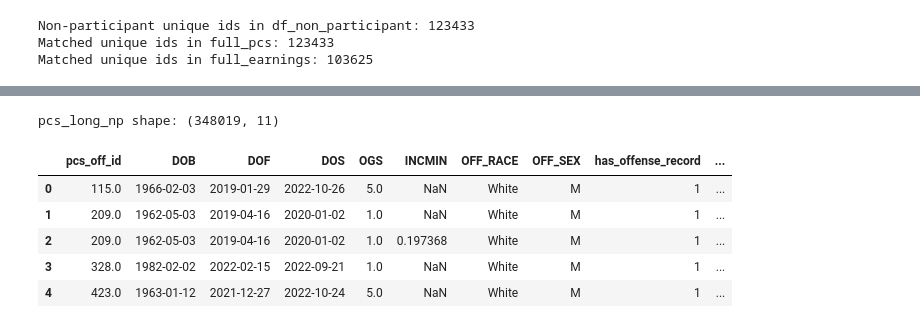
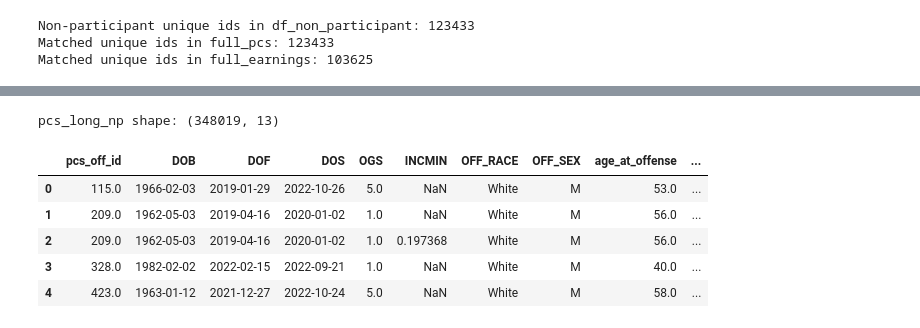
Before and after one commit to Nikki-Lemon/TIP2026, a Jupyter notebook: Matching/Participant_NonParticipant_Matching.ipynb, the cells around one changed output, grey strips where cells are left out. Cells and saved outputs as stored; diff of their text form; code cells hidden in the pictures.

```diff
--- a/Matching/Participant_NonParticipant_Matching.ipynb
+++ b/Matching/Participant_NonParticipant_Matching.ipynb
@@ -564,11 +679,20 @@ all_tip_data = pd.merge(
     how='left'
 )
 
+all_tip_data = pd.merge(
+    all_tip_data,
+    off_summary,
+    on='tip_id',
+    how='left'
+)
+
 tip_fill_zero_cols = [
     'num_sentences_before_start',
     'any_sentence_before_start',
     'max_ogs_before_start',
     'any_high_ogs_before_start',
+    'num_offenses_before_start',
+    'any_offense_before_start',
     'num_arrests_before_start',
     'any_arrest_before_start',
     'earnings_1yr_preTIP',
@@ -717,41 +887,56 @@ np_static_base shape: (123434, 17)
 # %%
 # --------------------------------------------------
-# Block 3: Build PCS long table for anchor-date calculations
+# Block 3: Build PCS long table for later dynamic calculations
 # --------------------------------------------------
 
-pcs_long_np = pcs_np.copy()
+pcs_long_np = pcs_np.copy().rename(columns={"PCS_OFF_ID": "pcs_off_id"})
 
-# Rename for consistency
-pcs_long_np = pcs_long_np.rename(columns={"PCS_OFF_ID": "pcs_off_id"})
-
-# Keep only columns likely needed later
 keep_cols = [
-    "pcs_off_id", "DOB", "DOF", "DOS", "OGS", "INCMIN",
-    "OFF_RACE", "OFF_SEX"
+    "pcs_off_id", "DOB", "DOF", "DOS", "OGS", "INCMIN", "OFF_RACE", "OFF_SEX"
 ]
 pcs_long_np = pcs_long_np[[col for col in keep_cols if col in pcs_long_np.columns]].copy()
 
-# Ensure numeric OGS if possible
+# numeric OGS
 if "OGS" in pcs_long_np.columns:
     pcs_long_np["OGS"] = pd.to_numeric(pcs_long_np["OGS"], errors="coerce")
 
-# Add useful helper indicators
+# Merge cleaned DOB
+pcs_long_np = pcs_long_np.merge(
+    np_static_base[["pcs_off_id", "DOB"]].drop_duplicates(),
+    on="pcs_off_id",
+    how="left",
+    suffixes=("", "_base")
+)
+
+if "DOB_base" in pcs_long_np.columns:
+    pcs_long_np["DOB"] = pcs_long_np["DOB_base"].combine_first(pcs_long_np["DOB"])
+    pcs_long_np = pcs_long_np.drop(columns=["DOB_base"], errors="ignore")
+
+# Add age variables
+pcs_long_np["age_at_offense"] = (
+    (pcs_long_np["DOF"] - pcs_long_np["DOB"]).dt.days // 365
+)
+pcs_long_np["age_at_sentencing"] = (
+    (pcs_long_np["DOS"] - pcs_long_np["DOB"]).dt.days // 365
+)
+
+# Helper flags
 pcs_long_np["has_offense_record"] = np.where(pcs_long_np["DOF"].notna(), 1, 0)
 pcs_long_np["has_sentencing_record"] = np.where(pcs_long_np["DOS"].notna(), 1, 0)
 pcs_long_np["high_ogs_flag"] = np.where(pcs_long_np["OGS"] > 5, 1, 0)
 
-# Sort for later rolling / anchor-based calculations
+# Sort for later anchor-based calculations
 pcs_long_np = pcs_long_np.sort_values(["pcs_off_id", "DOF", "DOS"]).reset_index(drop=True)
 
 print("pcs_long_np shape:", pcs_long_np.shape)
 pcs_long_np.head()
 # %% [output]
-pcs_long_np shape: (348019, 11)
+pcs_long_np shape: (348019, 13)
-|  | pcs_off_id | DOB | DOF | DOS | OGS | INCMIN | OFF_RACE | OFF_SEX | has_offense_record | ... |
-| 0 | 115.0 | 1966-02-03 | 2019-01-29 | 2022-10-26 | 5.0 | NaN | White | M | 1 | ... |
-| 1 | 209.0 | 1962-05-03 | 2019-04-16 | 2020-01-02 | 1.0 | NaN | White | M | 1 | ... |
-| 2 | 209.0 | 1962-05-03 | 2019-04-16 | 2020-01-02 | 1.0 | 0.197368 | White | M | 1 | ... |
-| 3 | 328.0 | 1982-02-02 | 2022-02-15 | 2022-09-21 | 1.0 | NaN | White | M | 1 | ... |
-| 4 | 423.0 | 1963-01-12 | 2021-12-27 | 2022-10-24 | 5.0 | NaN | White | M | 1 | ... |
+|  | pcs_off_id | DOB | DOF | DOS | OGS | INCMIN | OFF_RACE | OFF_SEX | age_at_offense | ... |
+| 0 | 115.0 | 1966-02-03 | 2019-01-29 | 2022-10-26 | 5.0 | NaN | White | M | 53.0 | ... |
+| 1 | 209.0 | 1962-05-03 | 2019-04-16 | 2020-01-02 | 1.0 | NaN | White | M | 56.0 | ... |
+| 2 | 209.0 | 1962-05-03 | 2019-04-16 | 2020-01-02 | 1.0 | 0.197368 | White | M | 56.0 | ... |
+| 3 | 328.0 | 1982-02-02 | 2022-02-15 | 2022-09-21 | 1.0 | NaN | White | M | 40.0 | ... |
+| 4 | 423.0 | 1963-01-12 | 2021-12-27 | 2022-10-24 | 5.0 | NaN | White | M | 58.0 | ... |
 # %%
 # --------------------------------------------------
```
Also changed, not shown: parts of 79 cells of this notebook.
